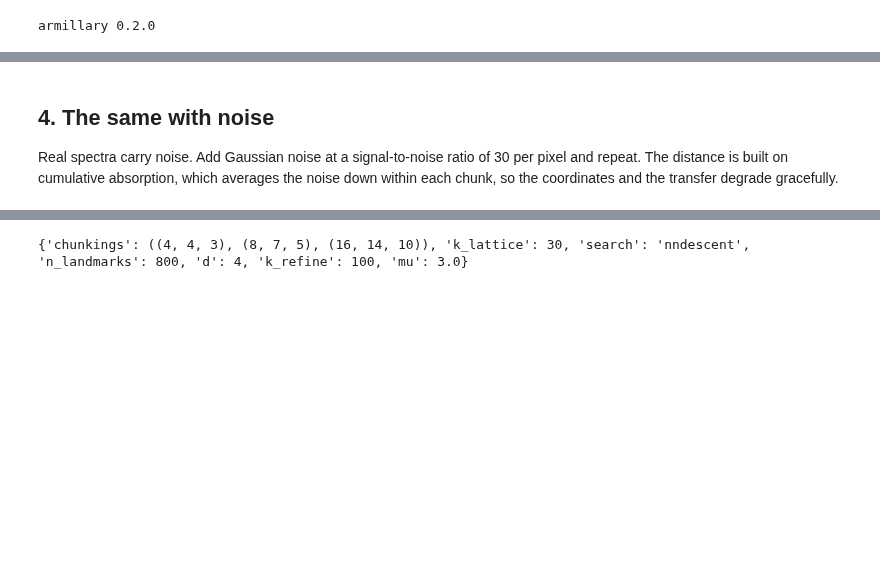
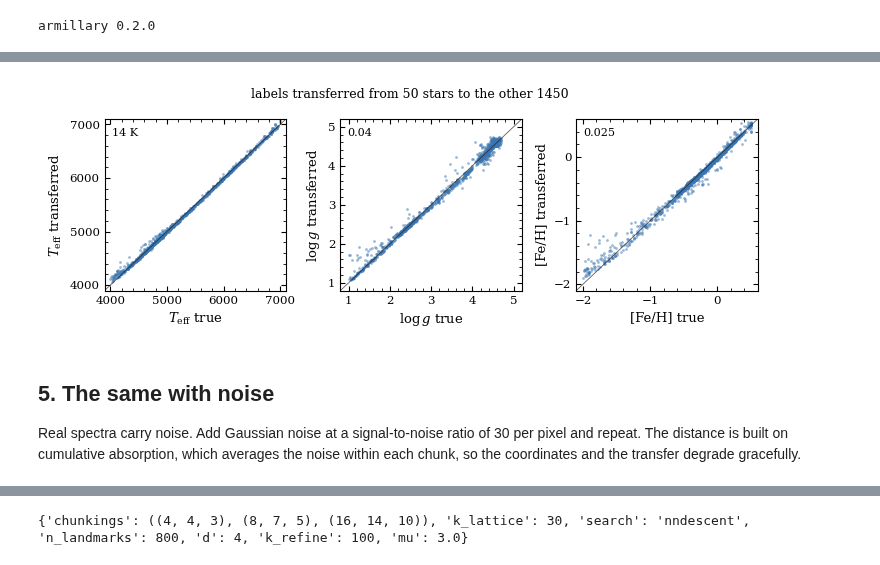
Before and after one commit to tingyuansen/armillary, a Jupyter notebook: armillary_tutorial.ipynb, the cells around one changed output, grey strips where cells are left out. Cells and saved outputs as stored; diff of their text form; code cells hidden in the pictures; blank space fills up the shorter version.

```diff
--- a/armillary_tutorial.ipynb
+++ b/armillary_tutorial.ipynb
@@ -108,6 +108,14 @@ plt.tight_layout(); plt.show()
+# %%
+pop = sample == "population"; Np = pop.sum()
+Fp = ar.fit(flux[pop], np.ones(flux[pop].shape, bool), np.zeros(flux.shape[1], int), ar.Config.paper_synthetic(), log=None)
+rng = np.random.default_rng(1); labelled = rng.choice(Np, 50, replace=False); held = np.setdiff1d(np.arange(Np), labelled)
+Y = Fp.propagate(labels[pop], labelled_index=labelled)
+fig = tf.one_to_one(labels[pop][held], Y[held], title=f"labels transferred from 50 stars to the other {len(held)}"); plt.show()
+# %% [output]
+[figure, added]
 # %% [markdown]
-## 4. The same with noise
+## 5. The same with noise
 
-Real spectra carry noise. Add Gaussian noise at a signal-to-noise ratio of 30 per pixel and repeat. The distance is built on cumulative absorption, which averages the noise down within each chunk, so the coordinates and the transfer degrade gracefully.
+Real spectra carry noise. Add Gaussian noise at a signal-to-noise ratio of 30 per pixel and repeat. The distance is built on cumulative absorption, which averages the noise within each chunk, so the coordinates and the transfer degrade gracefully.
 # %%
 snr = 30.0
```
Also changed, not shown: parts of 20 cells of this notebook, 14 other files.
